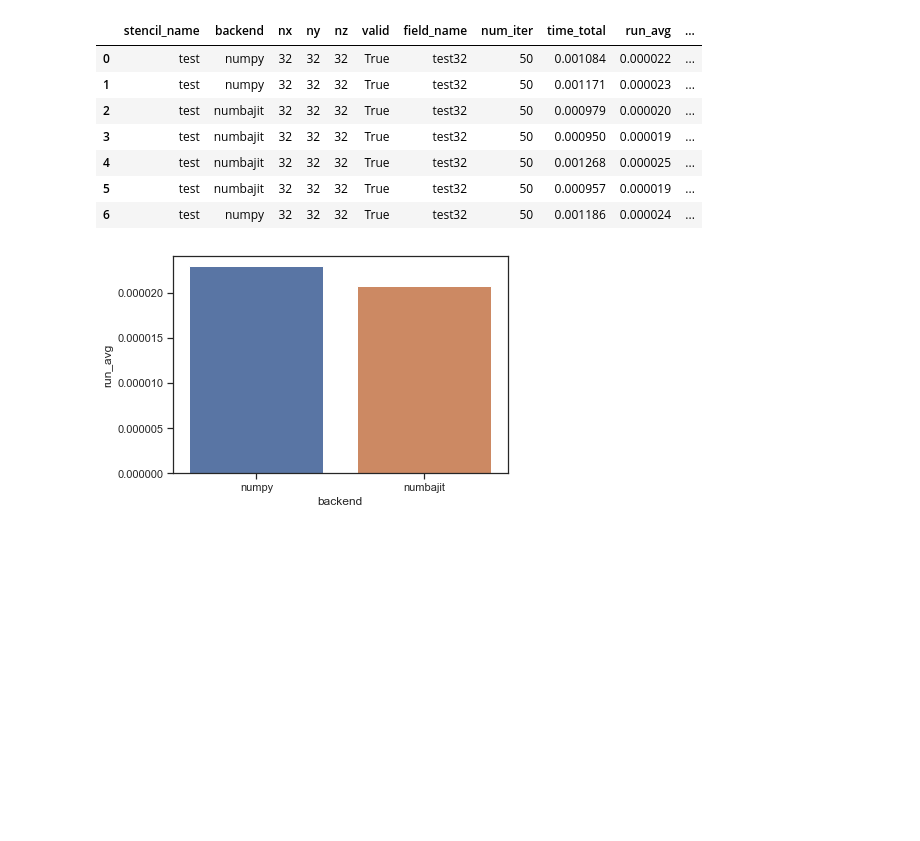
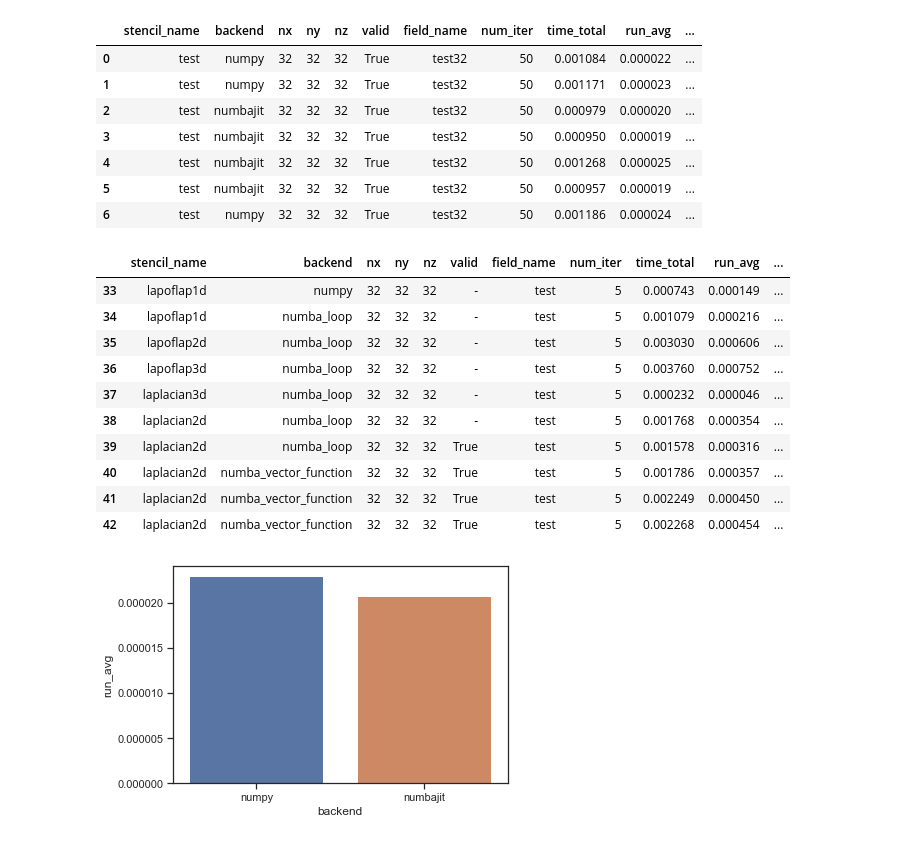
Before and after one commit to lrndrs/HPC4WC_group7, a Jupyter notebook: EvaluationNotebook.ipynb, the cells around one changed output. Cells and saved outputs as stored; diff of their text form; code cells hidden in the pictures; blank space fills up the shorter version.

```diff
--- a/EvaluationNotebook.ipynb
+++ b/EvaluationNotebook.ipynb
@@ -51,6 +51,22 @@ df.head(10)
 | 4 | test | numbajit | 32 | 32 | 32 | True | test32 | 50 | 0.001268 | 0.000025 | ... |
 | 5 | test | numbajit | 32 | 32 | 32 | True | test32 | 50 | 0.000957 | 0.000019 | ... |
 | 6 | test | numpy | 32 | 32 | 32 | True | test32 | 50 | 0.001186 | 0.000024 | ... |
+# %%
+df_name = "planb" #Name of df to evaluate
+df = pd.read_pickle("eval/{}_result.pkl".format(df_name))
+df.tail(10)
+# %% [output]
+|  | stencil_name | backend | nx | ny | nz | valid | field_name | num_iter | time_total | run_avg | ... |
+| 33 | lapoflap1d | numpy | 32 | 32 | 32 | - | test | 5 | 0.000743 | 0.000149 | ... |
+| 34 | lapoflap1d | numba_loop | 32 | 32 | 32 | - | test | 5 | 0.001079 | 0.000216 | ... |
+| 35 | lapoflap2d | numba_loop | 32 | 32 | 32 | - | test | 5 | 0.003030 | 0.000606 | ... |
+| 36 | lapoflap3d | numba_loop | 32 | 32 | 32 | - | test | 5 | 0.003760 | 0.000752 | ... |
+| 37 | laplacian3d | numba_loop | 32 | 32 | 32 | - | test | 5 | 0.000232 | 0.000046 | ... |
+| 38 | laplacian2d | numba_loop | 32 | 32 | 32 | - | test | 5 | 0.001768 | 0.000354 | ... |
+| 39 | laplacian2d | numba_loop | 32 | 32 | 32 | True | test | 5 | 0.001578 | 0.000316 | ... |
+| 40 | laplacian2d | numba_vector_function | 32 | 32 | 32 | True | test | 5 | 0.001786 | 0.000357 | ... |
+| 41 | laplacian2d | numba_vector_function | 32 | 32 | 32 | True | test | 5 | 0.002249 | 0.000450 | ... |
+| 42 | laplacian2d | numba_vector_function | 32 | 32 | 32 | True | test | 5 | 0.002268 | 0.000454 | ... |
 # %%
 sns.set(style="ticks")
 
```
Also changed, not shown: 3 other files.
